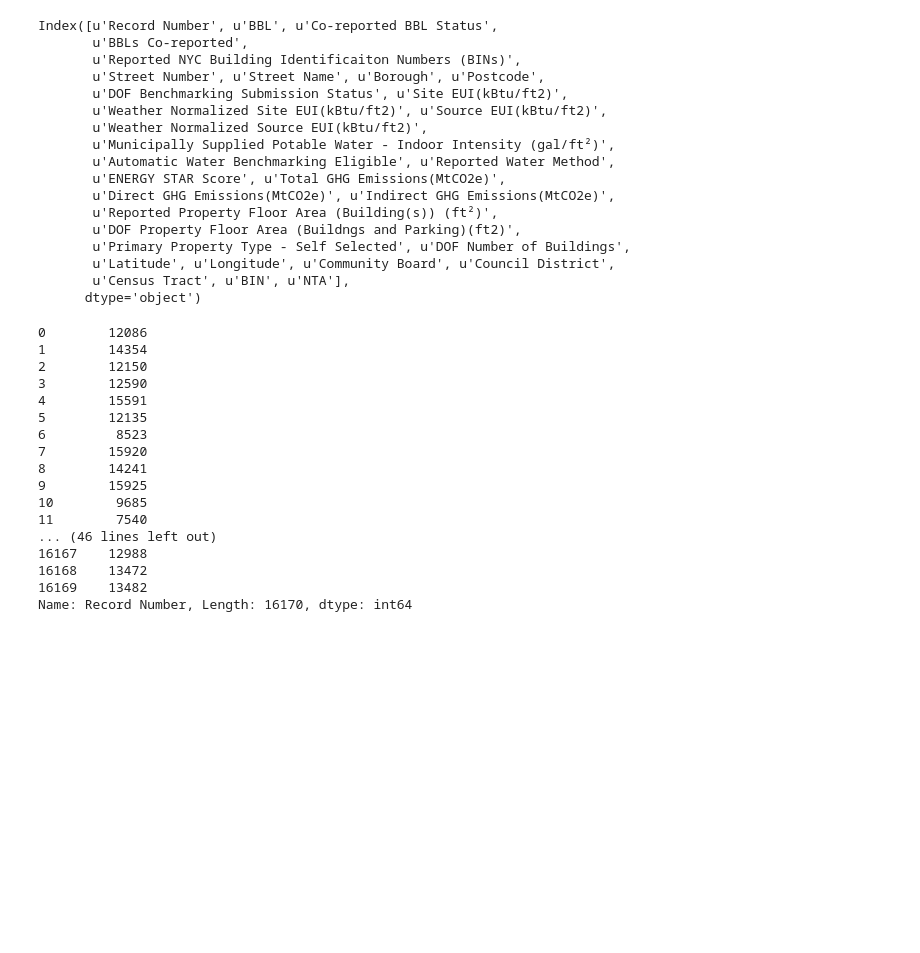
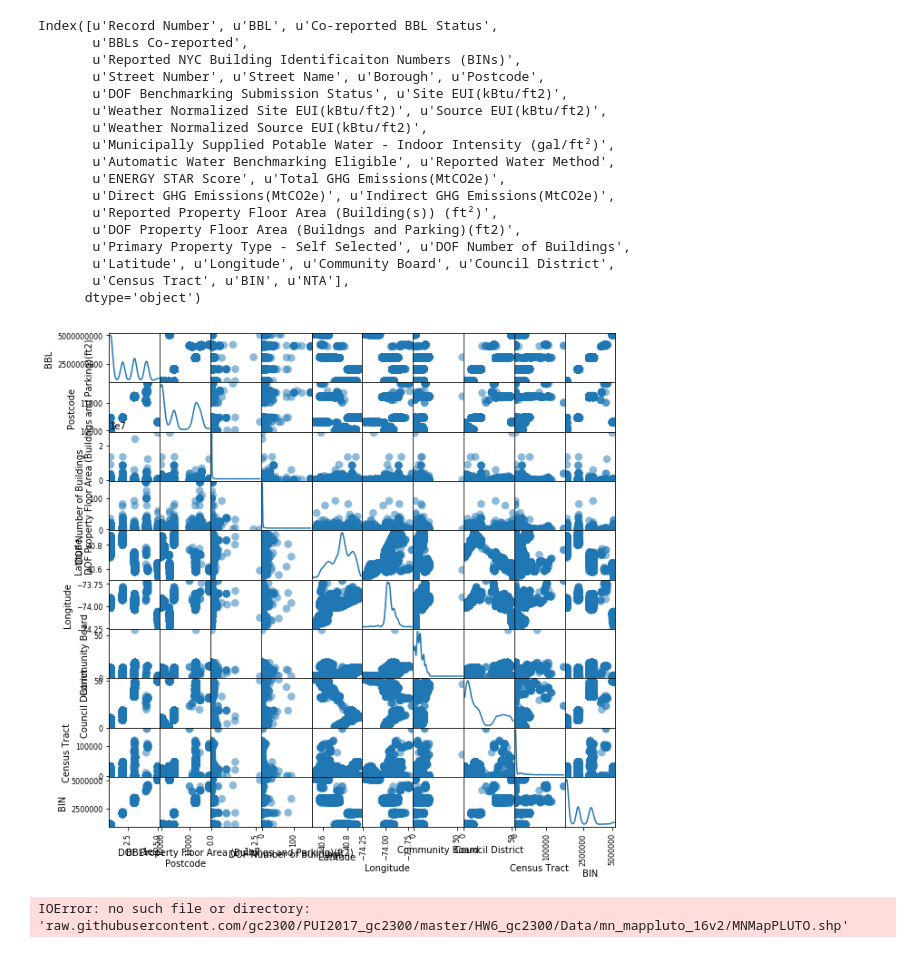
Before and after one commit to gc2300/PUI2017_gc2300, a Jupyter notebook: HW6_gc2300/HW5_A1.ipynb, the cells around one changed output. Saved outputs shown, nothing was run; the diff lists cells and outputs as text; code cells hidden in the pictures; blank space fills up the shorter version.

```diff
--- a/HW6_gc2300/HW5_A1.ipynb
+++ b/HW6_gc2300/HW5_A1.ipynb
@@ -46,23 +45,11 @@ Index([u'Record Number', u'BBL', u'Co-reported BBL Status',
       dtype='object')
 # %%
 from pandas.tools.plotting import scatter_matrix
-sfig = scatter_matrix(df, s=300, figsize=(10,10),diagonal='kde')
-bsize=gp.GeoDataFrame.from_file()
+nrg = gp.GeoDataFrame.from_csv(url1)
+sfig = scatter_matrix(nrg, s=300, figsize=(10,10),diagonal='kde')
 # %% [output]
-0        12086
-1        14354
-2        12150
-3        12590
-4        15591
-5        12135
-6         8523
-7        15920
-8        14241
-9        15925
-10        9685
-11        7540
-... (46 lines left out)
-16167    12988
-16168    13472
-16169    13482
-Name: Record Number, Length: 16170, dtype: int64
+[figure, added]
+# %%
+bsize = gp.GeoDataFrame.from_file(url2)
+# %% [output]
+IOError: no such file or directory: 'raw.githubusercontent.com/gc2300/PUI2017_gc2300/master/HW6_gc2300/Data/mn_mappluto_16v2/MNMapPLUTO.shp'
```
Also changed, not shown: parts of 2 cells of this notebook.
